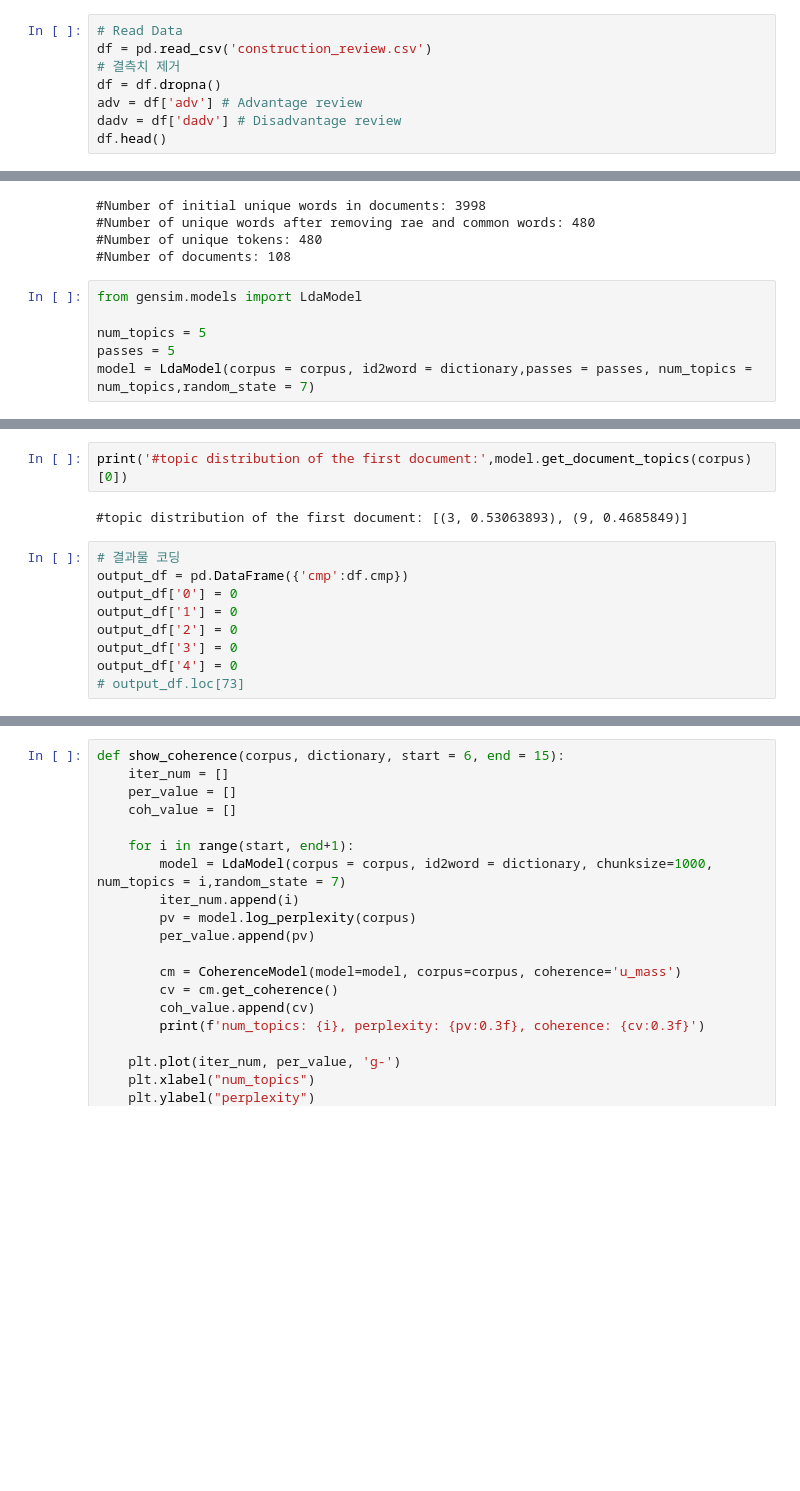
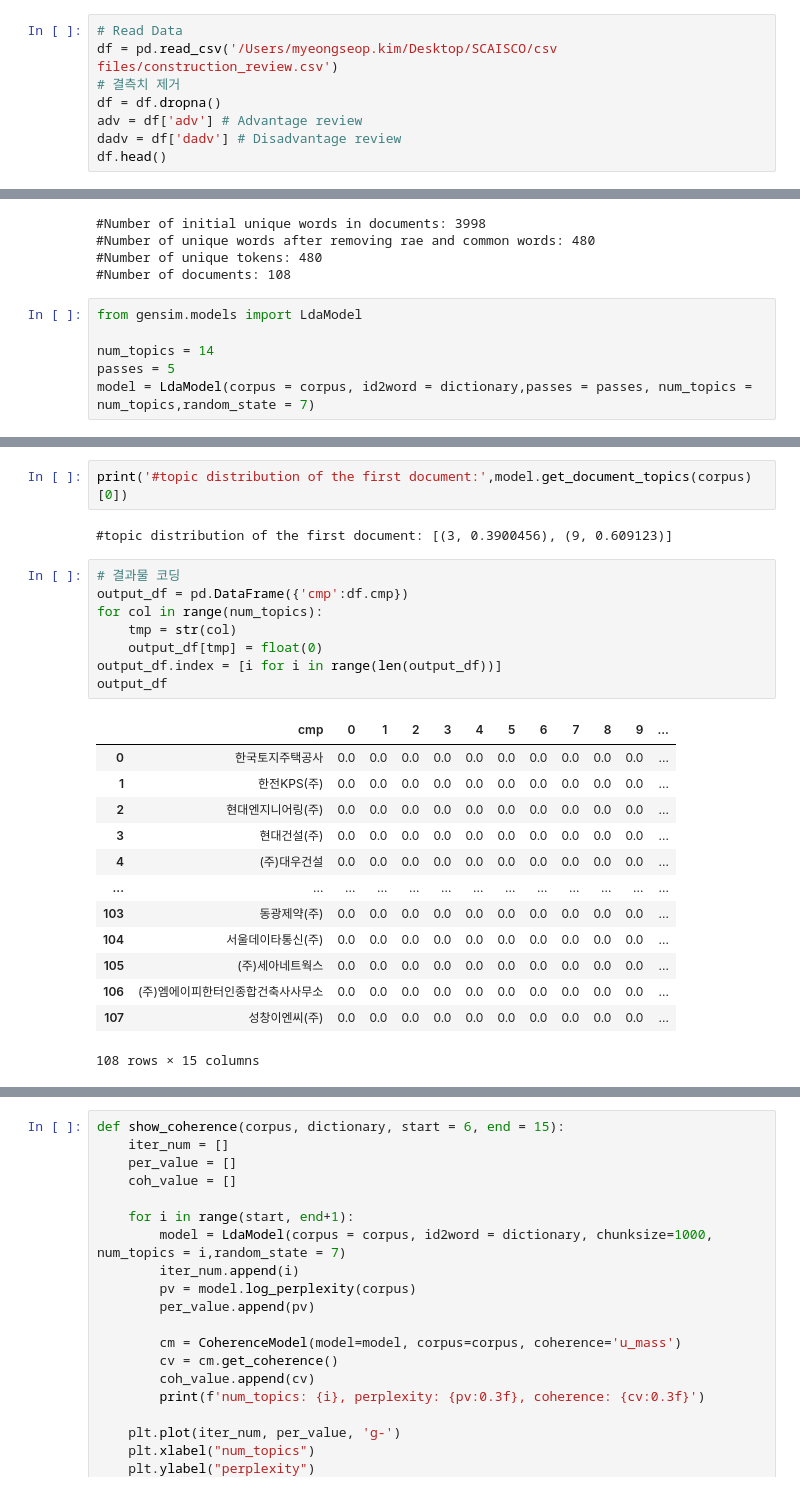
Before and after one commit to Sue-HyeongLee/SCAICO_turnover_rate, a Jupyter notebook: topic_modeling_gensim.ipynb, the cells around one changed output, grey strips where cells are left out. Drawn from its saved outputs; the diff is of its cells as text; blank space fills up the shorter version.

```diff
--- a/topic_modeling_gensim.ipynb
+++ b/topic_modeling_gensim.ipynb
@@ -6,7 +6,7 @@ import matplotlib.pyplot as plt
 from gensim.corpora.dictionary import Dictionary
 # %%
 # Read Data
-df = pd.read_csv('construction_review.csv')
+df = pd.read_csv('/Users/myeongseop.kim/Desktop/SCAISCO/csv files/construction_review.csv')
 # 결측치 제거
 df = df.dropna()
 adv = df['adv'] # Advantage review
@@ -51,7 +51,7 @@ print('#Number of documents: %d' % len(corpus))
 # %%
 from gensim.models import LdaModel
 
-num_topics = 5
+num_topics = 14
 passes = 5
 model = LdaModel(corpus = corpus, id2word = dictionary,passes = passes, num_topics = num_topics,random_state = 7)
 # %%
@@ -70,16 +77,29 @@ model.print_topics(num_words=10)
 # %%
 print('#topic distribution of the first document:',model.get_document_topics(corpus)[0])
 # %% [output]
-#topic distribution of the first document: [(3, 0.53063893), (9, 0.4685849)]
+#topic distribution of the first document: [(3, 0.3900456), (9, 0.609123)]
 # %%
 # 결과물 코딩
 output_df = pd.DataFrame({'cmp':df.cmp})
-output_df['0'] = 0
-output_df['1'] = 0
-output_df['2'] = 0
-output_df['3'] = 0
-output_df['4'] = 0
-# output_df.loc[73]
+for col in range(num_topics):
+    tmp = str(col)
+    output_df[tmp] = float(0)
+output_df.index = [i for i in range(len(output_df))]
+output_df
+# %% [output]
+|  | cmp | 0 | 1 | 2 | 3 | 4 | 5 | 6 | 7 | 8 | 9 | ... |
+| 0 | 한국토지주택공사 | 0.0 | 0.0 | 0.0 | 0.0 | 0.0 | 0.0 | 0.0 | 0.0 | 0.0 | 0.0 | ... |
+| 1 | 한전KPS(주) | 0.0 | 0.0 | 0.0 | 0.0 | 0.0 | 0.0 | 0.0 | 0.0 | 0.0 | 0.0 | ... |
+| 2 | 현대엔지니어링(주) | 0.0 | 0.0 | 0.0 | 0.0 | 0.0 | 0.0 | 0.0 | 0.0 | 0.0 | 0.0 | ... |
+| 3 | 현대건설(주) | 0.0 | 0.0 | 0.0 | 0.0 | 0.0 | 0.0 | 0.0 | 0.0 | 0.0 | 0.0 | ... |
+| 4 | (주)대우건설 | 0.0 | 0.0 | 0.0 | 0.0 | 0.0 | 0.0 | 0.0 | 0.0 | 0.0 | 0.0 | ... |
+| ... | ... | ... | ... | ... | ... | ... | ... | ... | ... | ... | ... | ... |
+| 103 | 동광제약(주) | 0.0 | 0.0 | 0.0 | 0.0 | 0.0 | 0.0 | 0.0 | 0.0 | 0.0 | 0.0 | ... |
+| 104 | 서울데이타통신(주) | 0.0 | 0.0 | 0.0 | 0.0 | 0.0 | 0.0 | 0.0 | 0.0 | 0.0 | 0.0 | ... |
+| 105 | (주)세아네트웍스 | 0.0 | 0.0 | 0.0 | 0.0 | 0.0 | 0.0 | 0.0 | 0.0 | 0.0 | 0.0 | ... |
+| 106 | (주)엠에이피한터인종합건축사사무소 | 0.0 | 0.0 | 0.0 | 0.0 | 0.0 | 0.0 | 0.0 | 0.0 | 0.0 | 0.0 | ... |
+| 107 | 성창이엔씨(주) | 0.0 | 0.0 | 0.0 | 0.0 | 0.0 | 0.0 | 0.0 | 0.0 | 0.0 | 0.0 | ... |
+108 rows × 15 columns
 # %%
 # 결과물 코딩
 # print((model.get_document_topics(corpus)[0][0][1]))
```
Also changed, not shown: parts of 4 cells of this notebook, 22 other files.
